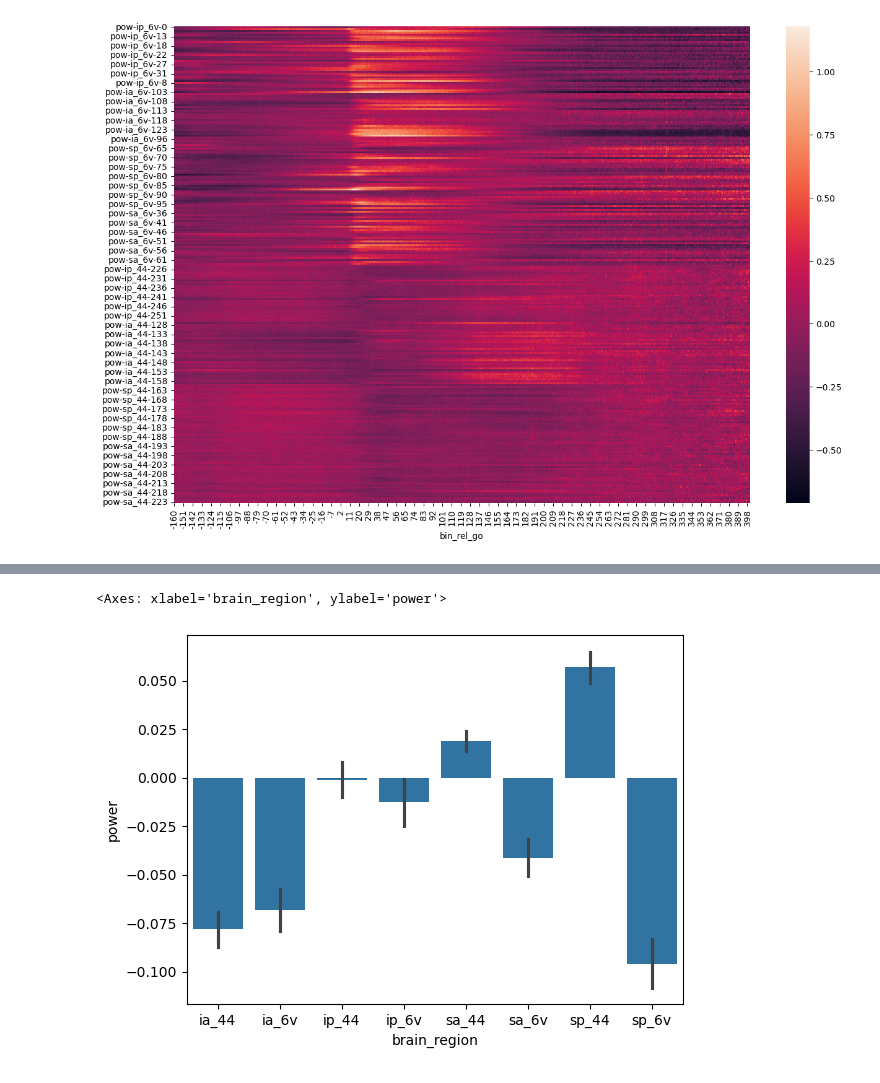
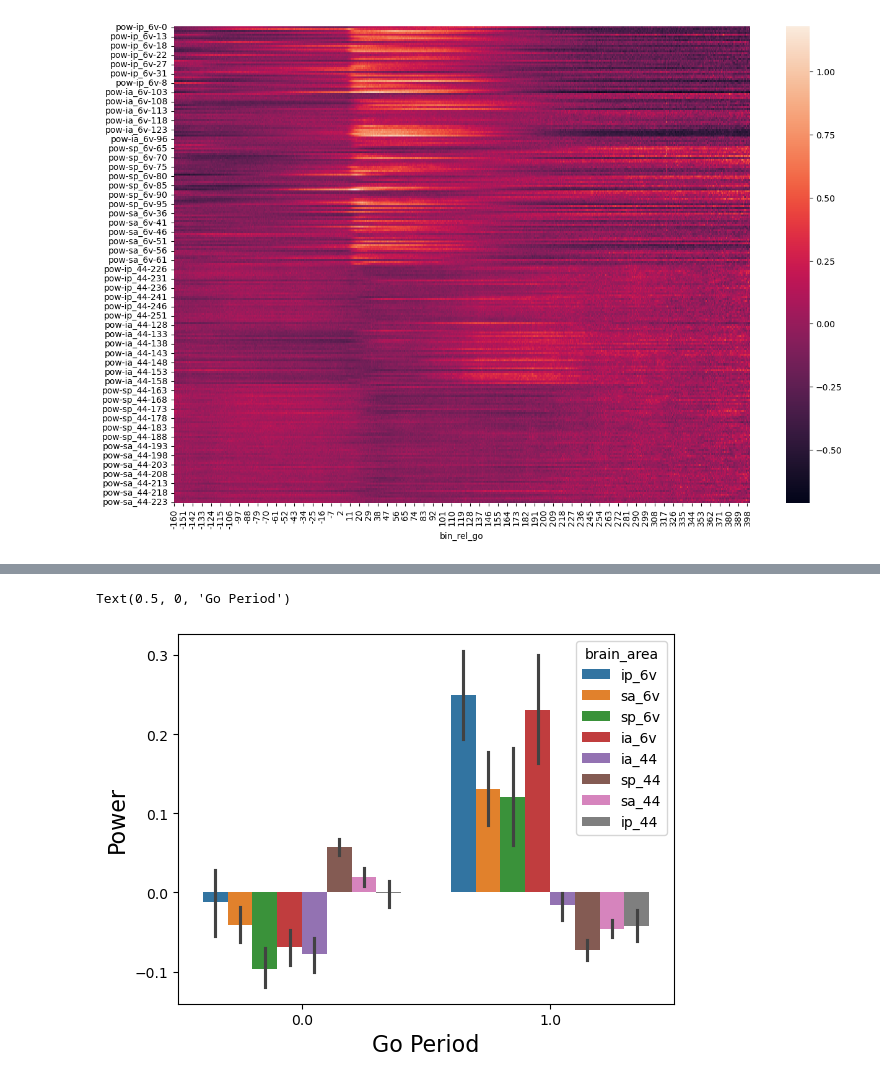
Before and after one commit to ebrahimfeghhi/broca_analyses, a Jupyter notebook: notebooks/analyze_sentences.ipynb, the cells around one changed output, grey strips where cells are left out. Cells and saved outputs as stored; diff of their text form; code cells hidden in the pictures.

```diff
--- a/notebooks/analyze_sentences.ipynb
+++ b/notebooks/analyze_sentences.ipynb
@@ -447,5 +433,9 @@ power_in_areas.head()
-# %%
-sns.barplot(power_in_areas, x='brain_region', y='power')
-# %% [output]
-<Axes: xlabel='brain_region', ylabel='power'>
-[figure, removed]
+# %%
+combined_averaged_data = pd.concat((delay_activity_averaged, go_activity_averaged))
+combined_averaged_data['brain_area'] = combined_averaged_data['channel_name'].apply(extract_br)
+sns.barplot(data=combined_averaged_data, x='go', y='pow', hue='brain_area')
+plt.ylabel("Power", fontsize=16)
+plt.xlabel("Go Period", fontsize=16)
+# %% [output]
+Text(0.5, 0, 'Go Period')
+[figure, added]
```
Also changed, not shown: parts of 17 cells of this notebook, 58 other files.
